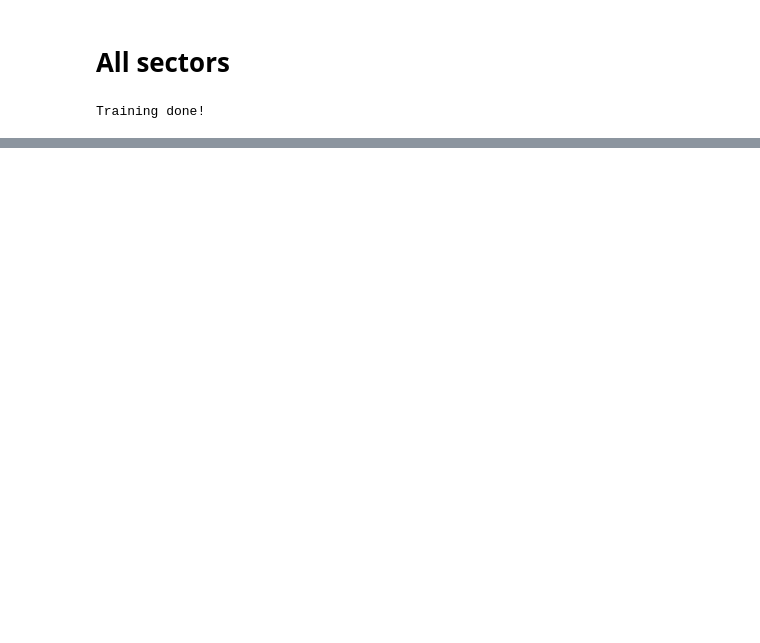
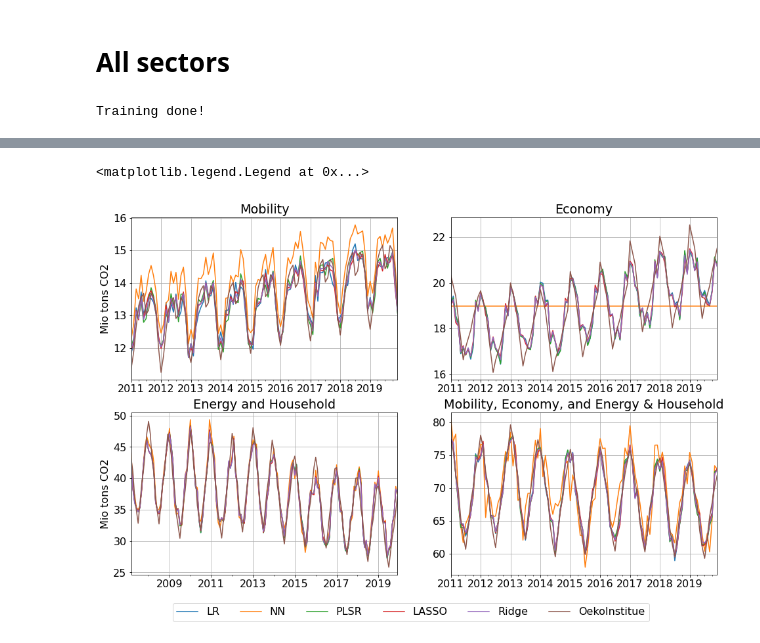
Before and after one commit to hannesk95/AMI, a Jupyter notebook: models/MappingModels/MappingModels.ipynb, the cells around one changed output, grey strips where cells are left out. Cells and saved outputs as stored; diff of their text form; code cells hidden in the pictures; blank space fills up the shorter version.

```diff
--- a/models/MappingModels/MappingModels.ipynb
+++ b/models/MappingModels/MappingModels.ipynb
@@ -790,0 +893,34 @@ df_result_all
+# %%
+f,ax = plt.subplots(2,2, figsize=(16,10))
+#f.figsize=(12,9)
+
+df_result_arr_train_M.plot(subplots=False, ax=ax[0,0], legend=False, sharex=False)
+ax[0,0].set_title('Mobility')
+ax[0,0].set_xlabel('')
+ax[0,0].set_ylabel('Mio tons CO2')
+ax[0,0].grid()
+
+df_result_arr_train_ECO.plot(subplots=False, ax=ax[0,1], legend=False)
+ax[0,1].set_title('Economy')
+ax[0,1].set_xlabel('')
+#ax[0,1].set_ylabel('Mio tons CO2')
+ax[0,1].grid()
+
+df_result_arr_train_EH.plot(subplots=False, ax=ax[1,0], legend=False)
+ax[1,0].set_title('Energy and Household')
+ax[1,0].set_xlabel('')
+ax[1,0].set_ylabel('Mio tons CO2')
+ax[1,0].grid()
+
+
+df_result_arr_train_all.plot(subplots=False, ax=ax[1,1], legend=False, sharex=False)
+ax[1,1].set_title('Mobility, Economy, and Energy & Household')
+ax[1,1].set_xlabel('')
+#ax[1,1].set_ylabel('Mio tons CO2')
+ax[1,1].grid()
+ax[1,1].legend(loc='lower center', bbox_to_anchor=(-0.15, -0.32), ncol=len(df.columns))
+
+#plt.savefig('ResultMapping_SharedPlot.pdf', format='pdf')
+# %% [output]
+<matplotlib.legend.Legend at 0x...>
+[figure, added]
```
Also changed, not shown: parts of 19 cells of this notebook, 2 other files.
